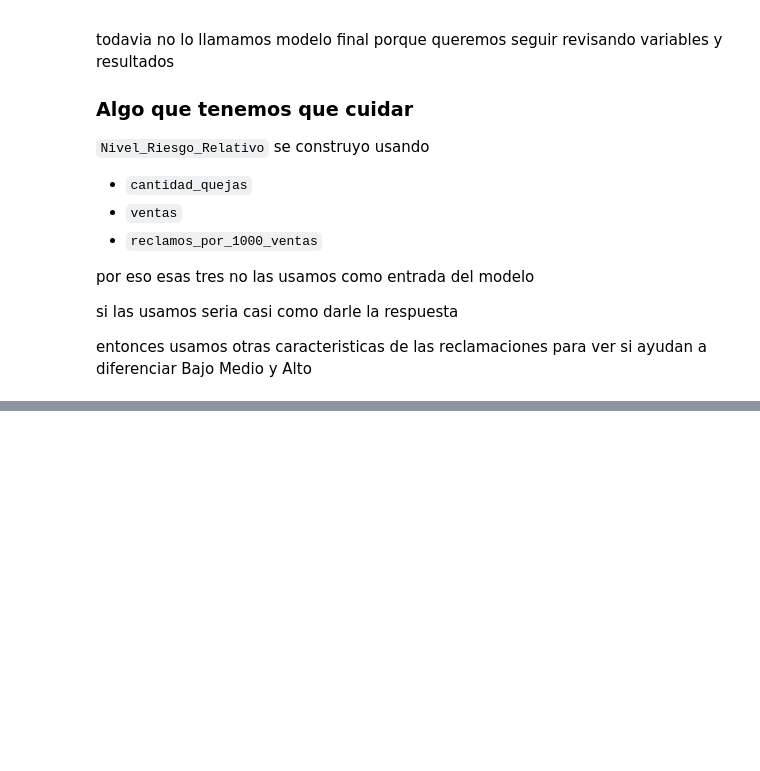
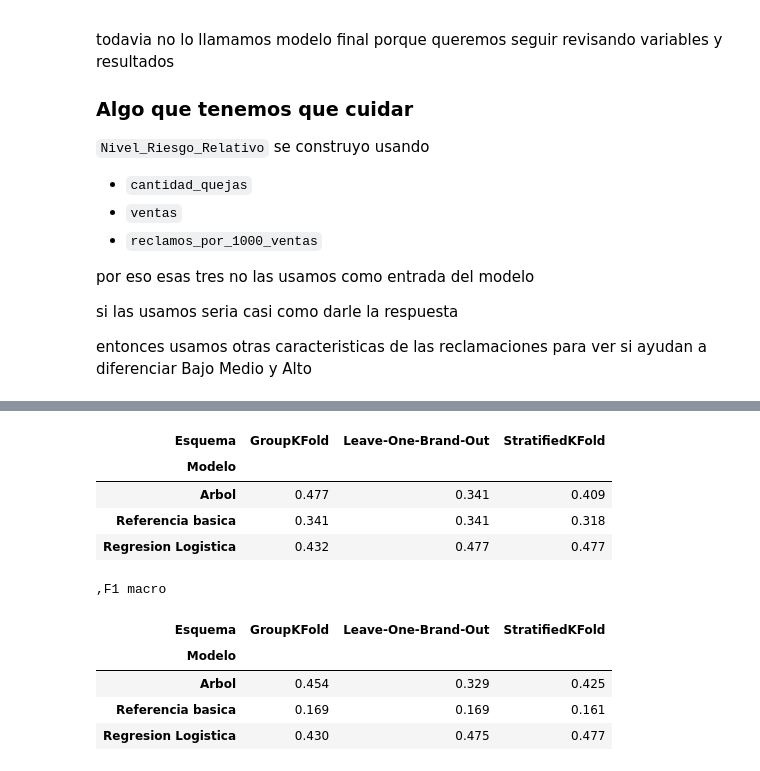
Before and after one commit to Anikawi/propuesta_parte1_S100_grupo9, a Jupyter notebook: S100_E9.ipynb, the cells around one changed output, grey strips where cells are left out. Saved outputs shown, nothing was run; the diff lists cells and outputs as text; code cells hidden in the pictures; blank space fills up the shorter version.

```diff
--- a/S100_E9.ipynb
+++ b/S100_E9.ipynb
@@ -2935,0 +2242,61 @@ sin empezar a meter modelos mucho mas complicados
+# %%
+esquemas = {
+    "StratifiedKFold": (StratifiedKFold(n_splits=4, shuffle=True, random_state=42), False),
+    "GroupKFold": (GroupKFold(n_splits=4), True),
+    "Leave-One-Brand-Out": (LeaveOneGroupOut(), True)
+}
+
+resultados = []
+detalle_resultados = {}
+todos_los_cortes = []
+
+for nombre_esquema, (cv, usar_grupos) in esquemas.items():
+    detalle_resultados[nombre_esquema] = {}
+
+    for nombre_modelo, modelo in modelos.items():
+        resultado = evaluar_modelo(
+            modelo,
+            cv,
+            nombre_esquema,
+            usar_grupos=usar_grupos
+        )
+
+        detalle_resultados[nombre_esquema][nombre_modelo] = resultado
+
+        resultados.append({
+            "Esquema": nombre_esquema,
+            "Modelo": nombre_modelo,
+            "Accuracy": resultado["accuracy"],
+            "F1_macro": resultado["f1_macro"]
+        })
+
+        if nombre_modelo == "Regresion Logistica":
+            todos_los_cortes.append(resultado["cortes"])
+
+resultados_validacion = pd.DataFrame(resultados)
+
+display(
+    resultados_validacion
+    .pivot(index="Modelo", columns="Esquema", values="Accuracy")
+    .round(3)
+)
+
+print()
+print("F1 macro")
+display(
+    resultados_validacion
+    .pivot(index="Modelo", columns="Esquema", values="F1_macro")
+    .round(3)
+)
+# %% [output]
+| Esquema | GroupKFold | Leave-One-Brand-Out | StratifiedKFold |
+| Modelo |  |  |  |
+| Arbol | 0.477 | 0.341 | 0.409 |
+| Referencia basica | 0.341 | 0.341 | 0.318 |
+| Regresion Logistica | 0.432 | 0.477 | 0.477 |
+,F1 macro
+| Esquema | GroupKFold | Leave-One-Brand-Out | StratifiedKFold |
+| Modelo |  |  |  |
+| Arbol | 0.454 | 0.329 | 0.425 |
+| Referencia basica | 0.169 | 0.169 | 0.161 |
+| Regresion Logistica | 0.430 | 0.475 | 0.477 |
```
Also changed, not shown: parts of 88 cells of this notebook.
